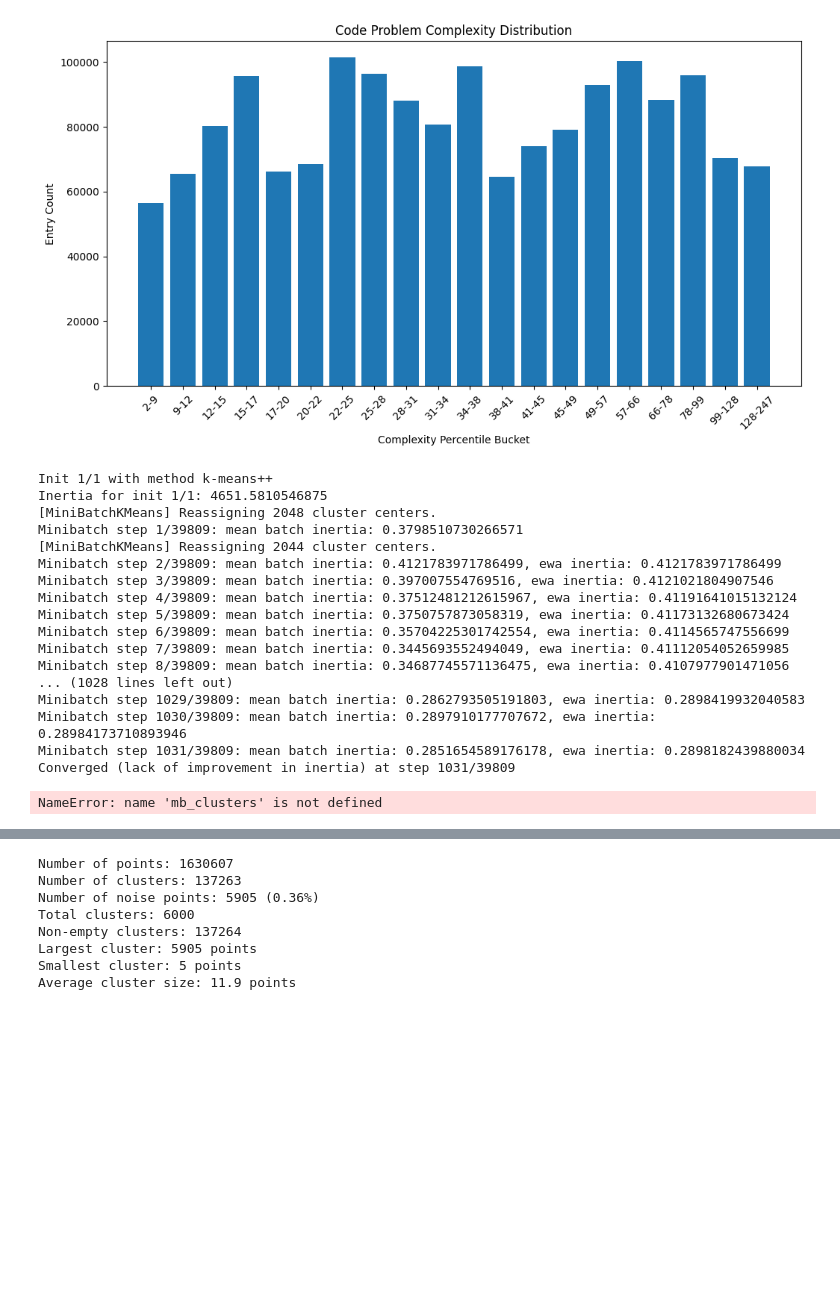
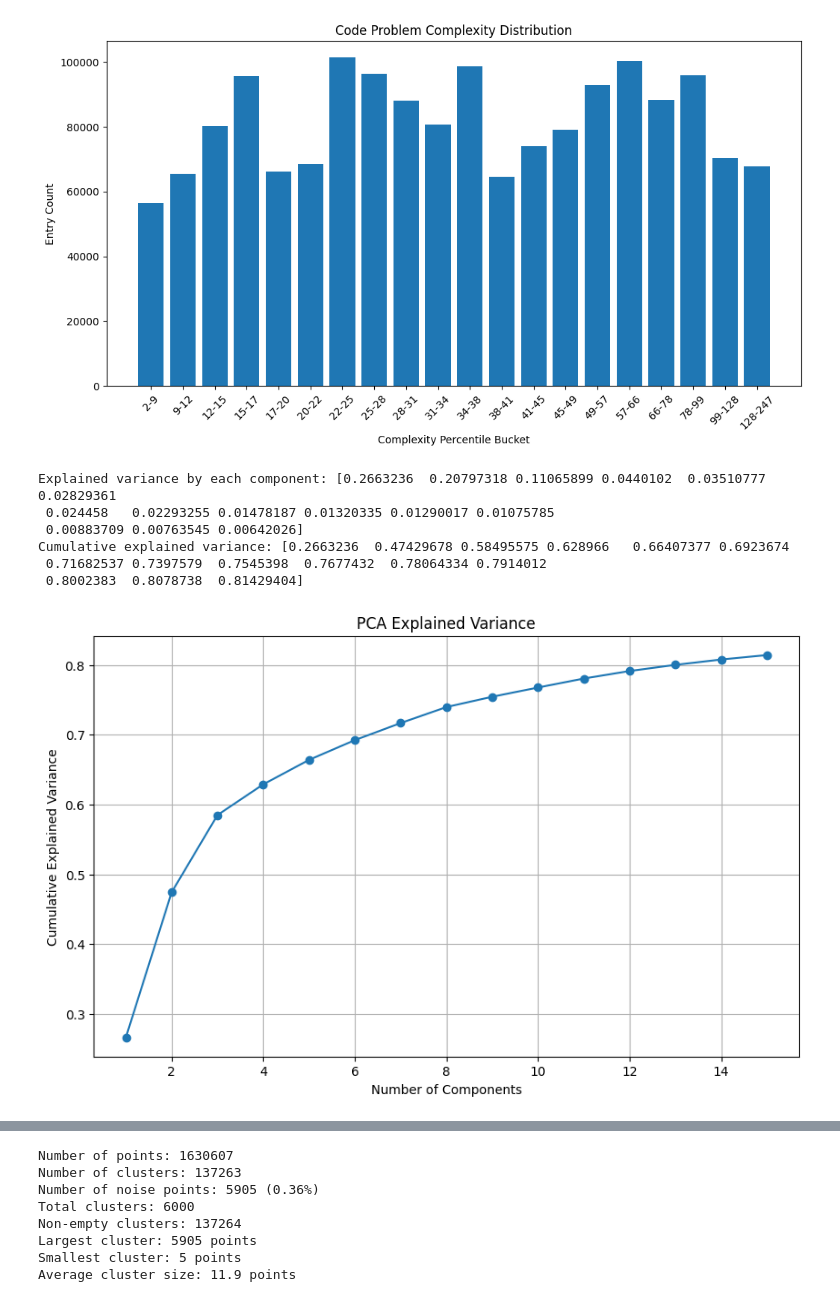
Before and after one commit to Ovanerven/DL2_CodeI-O, a Jupyter notebook: notebook.ipynb, the cells around one changed output, grey strips where cells are left out. Cells and saved outputs as stored; diff of their text form; code cells hidden in the pictures; blank space fills up the shorter version.

```diff
--- a/notebook.ipynb
+++ b/notebook.ipynb
@@ -542,11 +542,41 @@ from sklearn.preprocessing import normalize
 
 # Assuming `embeddings` is a numpy array of shape (n_samples, n_features)
 normalized_embeddings = normalize(embeddings, norm='l2', axis=1)
-# %%
-# 2. Dimensionality Reduction
-def reduce_dimensions(embeddings, n_components=10):
-    pca = PCA(n_components=n_components)
-    return pca.fit_transform(embeddings)
+# %%
+# 2. Dimensionality Reduction
+from sklearn.decomposition import PCA
+import matplotlib.pyplot as plt
+
+def reduce_dimensions(embeddings, n_components=10, plot_variance=False):
+    pca = PCA(n_components=n_components)
+    reduced_embeddings = pca.fit_transform(embeddings)
+
+    # Get explained variance ratios
+    explained_variance = pca.explained_variance_ratio_
+    cumulative_variance = np.cumsum(explained_variance)
+
+    print(f"Explained variance by each component: {explained_variance}")
+    print(f"Cumulative explained variance: {cumulative_variance}")
+
+    # Optional: Plot the variance
+    if plot_variance:
+        plt.figure(figsize=(10, 6))
+        plt.plot(range(1, n_components+1), cumulative_variance, marker='o')
+        plt.xlabel("Number of Components")
+        plt.ylabel("Cumulative Explained Variance")
+        plt.title("PCA Explained Variance")
+        plt.grid()
+        plt.show()
+
+    return reduced_embeddings
 # %%
-reduced_embeddings = reduce_dimensions(embeddings,10)
+reduced_normalized_embeddings_15 = reduce_dimensions(normalized_embeddings,15, plot_variance = True)
 # embeddings = torch.from_numpy(reduced_embeddings)
+# %% [output]
+Explained variance by each component: [0.2663236  0.20797318 0.11065899 0.0440102  0.03510777 0.02829361
+ 0.024458   0.02293255 0.01478187 0.01320335 0.01290017 0.01075785
+ 0.00883709 0.00763545 0.00642026]
+Cumulative explained variance: [0.2663236  0.47429678 0.58495575 0.628966   0.66407377 0.6923674
+ 0.71682537 0.7397579  0.7545398  0.7677432  0.78064334 0.7914012
+ 0.8002383  0.8078738  0.81429404]
+[figure, added]
@@ -556,33 +583,5 @@ reduced_embeddings = reduce_dimensions(embeddings,10)
-# %%
-from sklearn.cluster import MiniBatchKMeans
-
-kmeans = MiniBatchKMeans(
-    n_clusters=6000,
-    batch_size=4096,
-    random_state=42,
-    verbose=1
-)
-
-mb_clusters = kmeans.fit_predict(reduced_embeddings)
-# %% [output]
-Init 1/1 with method k-means++
-Inertia for init 1/1: 4651.5810546875
-[MiniBatchKMeans] Reassigning 2048 cluster centers.
-Minibatch step 1/39809: mean batch inertia: 0.3798510730266571
-[MiniBatchKMeans] Reassigning 2044 cluster centers.
-Minibatch step 2/39809: mean batch inertia: 0.4121783971786499, ewa inertia: 0.4121783971786499
-Minibatch step 3/39809: mean batch inertia: 0.397007554769516, ewa inertia: 0.4121021804907546
-Minibatch step 4/39809: mean batch inertia: 0.37512481212615967, ewa inertia: 0.41191641015132124
-Minibatch step 5/39809: mean batch inertia: 0.3750757873058319, ewa inertia: 0.41173132680673424
-Minibatch step 6/39809: mean batch inertia: 0.35704225301742554, ewa inertia: 0.4114565747556699
-Minibatch step 7/39809: mean batch inertia: 0.3445693552494049, ewa inertia: 0.41112054052659985
-Minibatch step 8/39809: mean batch inertia: 0.34687745571136475, ewa inertia: 0.4107977901471056
-... (1028 lines left out)
-Minibatch step 1029/39809: mean batch inertia: 0.2862793505191803, ewa inertia: 0.2898419932040583
-Minibatch step 1030/39809: mean batch inertia: 0.2897910177707672, ewa inertia: 0.28984173710893946
-Minibatch step 1031/39809: mean batch inertia: 0.2851654589176178, ewa inertia: 0.2898182439880034
-Converged (lack of improvement in inertia) at step 1031/39809
 # %%
+# Analuyze clusters function
 import numpy as np
 import matplotlib.pyplot as plt
 from sklearn.metrics import silhouette_score, calinski_harabasz_score
@@ -673,6 +672,4 @@ def analyze_clusters(reduced_embeddings, cluster_labels, n_clusters=6000):
         except:
             print("Calinski-Harabasz score calculation failed")
 
-analyze_clusters(reduced_embeddings, mb_clusters)
+# analyze_clusters(reduced_embeddings, mb_clusters)
-# %% [output]
-NameError: name 'mb_clusters' is not defined
```
Also changed, not shown: parts of 34 cells of this notebook, 18 other files.
